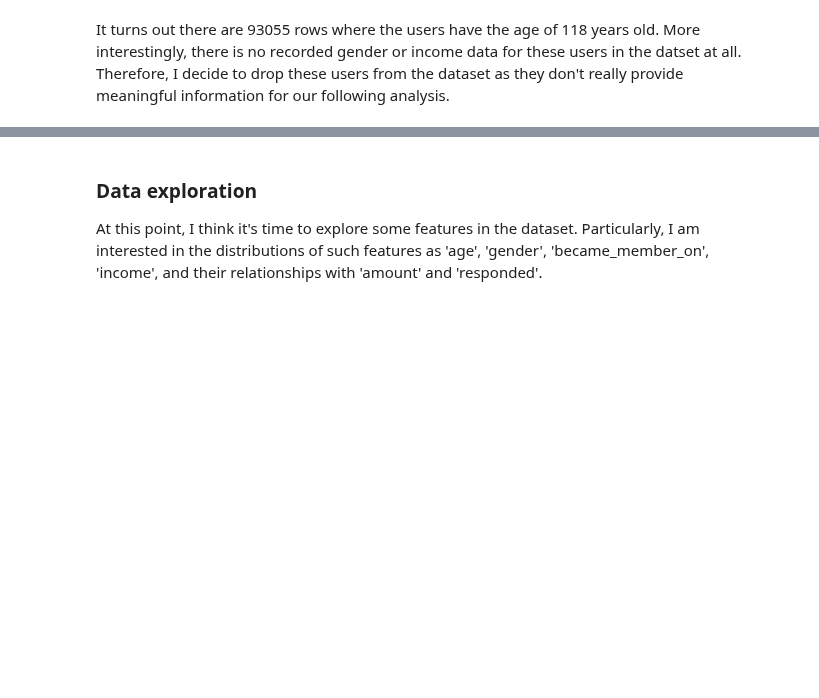
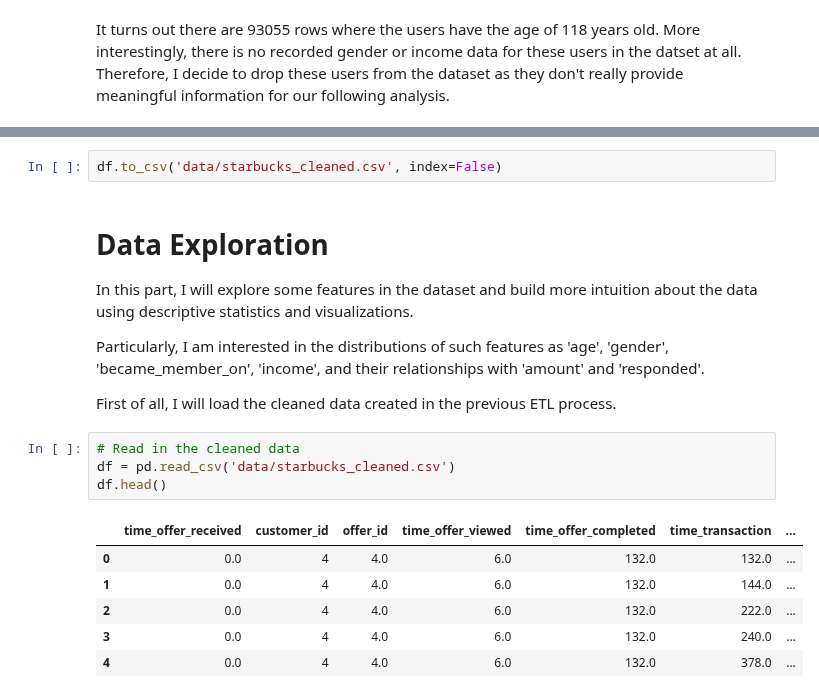
Before and after one commit to Kilie/starbucks, a Jupyter notebook: Starbucks_Capstone_notebook.ipynb, the cells around one changed output, grey strips where cells are left out. Drawn from its saved outputs; the diff is of its cells as text; blank space fills up the shorter version.

```diff
--- a/Starbucks_Capstone_notebook.ipynb
+++ b/Starbucks_Capstone_notebook.ipynb
@@ -505,4 +494,21 @@ Now the statistics of the columns seem to be alright, so I would move on to the
+# %%
+df.to_csv('data/starbucks_cleaned.csv', index=False)
 # %% [markdown]
-### Data exploration
+# Data Exploration
 
-At this point, I think it's time to explore some features in the dataset. Particularly, I am interested in the distributions of such features as 'age', 'gender', 'became_member_on', 'income', and their relationships with 'amount' and 'responded'.
+In this part, I will explore some features in the dataset and build more intuition about the data using descriptive statistics and visualizations.
+
+Particularly, I am interested in the distributions of such features as 'age', 'gender', 'became_member_on', 'income', and their relationships with 'amount' and 'responded'.
+
+First of all, I will load the cleaned data created in the previous ETL process.
+# %%
+# Read in the cleaned data
+df = pd.read_csv('data/starbucks_cleaned.csv')
+df.head()
+# %% [output]
+|  | time_offer_received | customer_id | offer_id | time_offer_viewed | time_offer_completed | time_transaction | ... |
+| 0 | 0.0 | 4 | 4.0 | 6.0 | 132.0 | 132.0 | ... |
+| 1 | 0.0 | 4 | 4.0 | 6.0 | 132.0 | 144.0 | ... |
+| 2 | 0.0 | 4 | 4.0 | 6.0 | 132.0 | 222.0 | ... |
+| 3 | 0.0 | 4 | 4.0 | 6.0 | 132.0 | 240.0 | ... |
+| 4 | 0.0 | 4 | 4.0 | 6.0 | 132.0 | 378.0 | ... |
```
Also changed, not shown: parts of 17 cells of this notebook.
